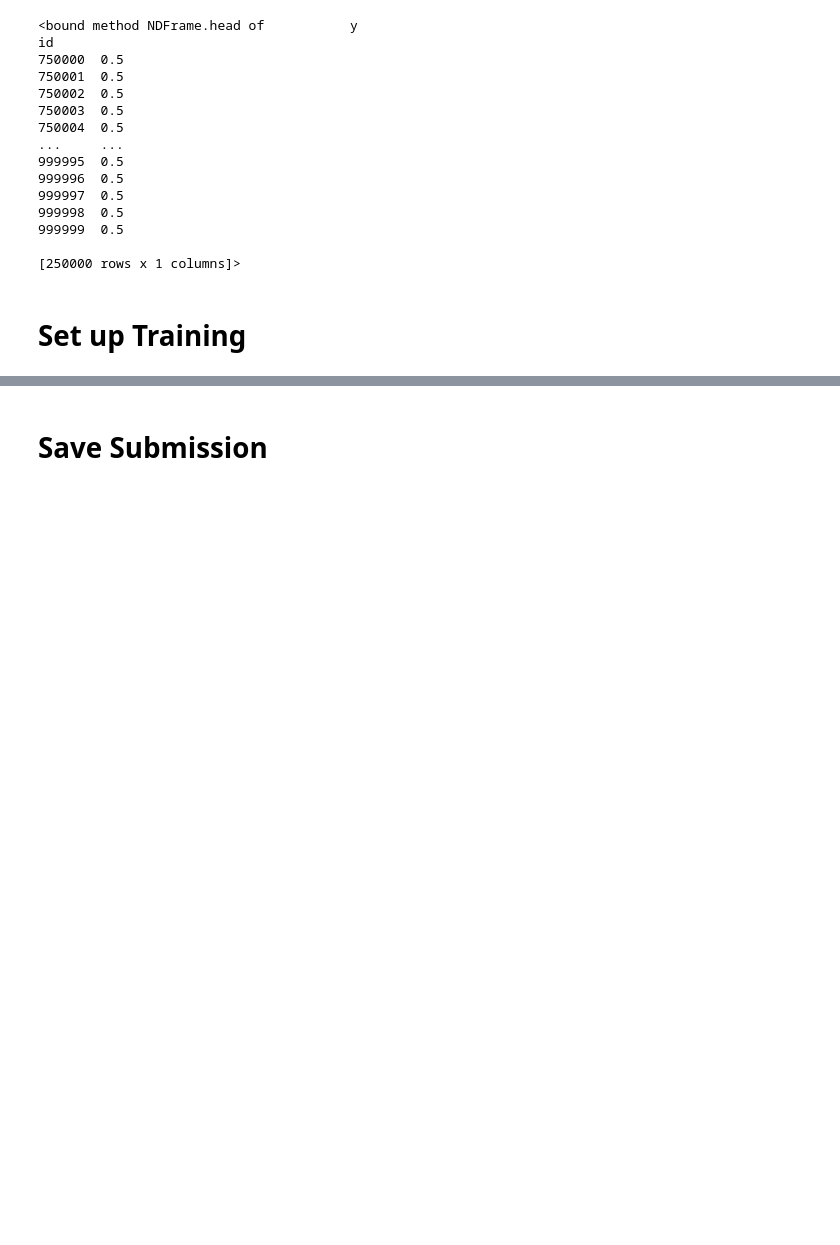
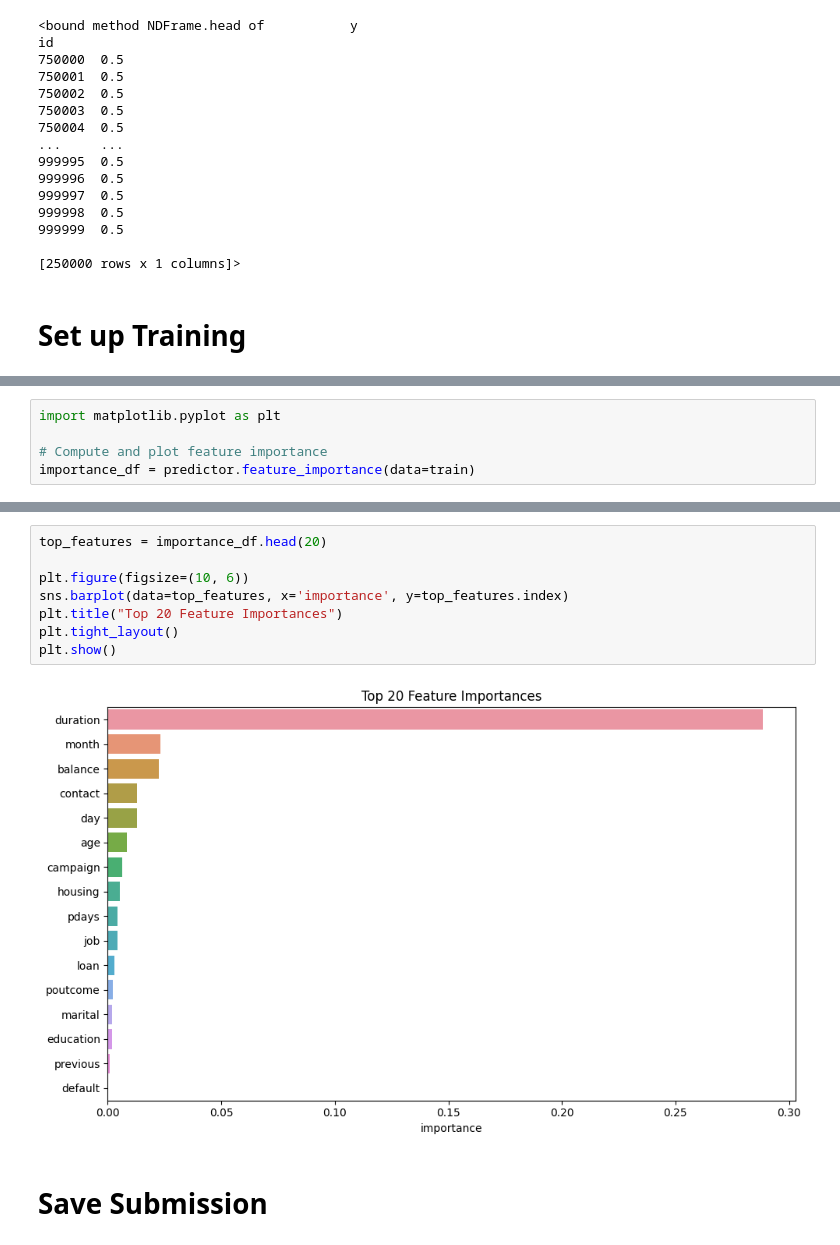
Before and after one commit to dalloliogm/cytetype_eval, a Jupyter notebook: bank-autogluon.ipynb, the cells around one changed output, grey strips where cells are left out. Saved outputs shown, nothing was run; the diff lists cells and outputs as text; blank space fills up the shorter version.

```diff
--- a/bank-autogluon.ipynb
+++ b/bank-autogluon.ipynb
@@ -278,0 +244,5 @@ predictor.leaderboard()
+# %%
+import matplotlib.pyplot as plt
+
+# Compute and plot feature importance
+importance_df = predictor.feature_importance(data=train)
@@ -279,3 +425,13 @@ predictor.leaderboard()
+# %%
+top_features = importance_df.head(20)
+
+plt.figure(figsize=(10, 6))
+sns.barplot(data=top_features, x='importance', y=top_features.index)
+plt.title("Top 20 Feature Importances")
+plt.tight_layout()
+plt.show()
+# %% [output]
+[figure, added]
 # %% [markdown]
 # Save Submission
 # %%
```
Also changed, not shown: parts of 15 cells of this notebook.
